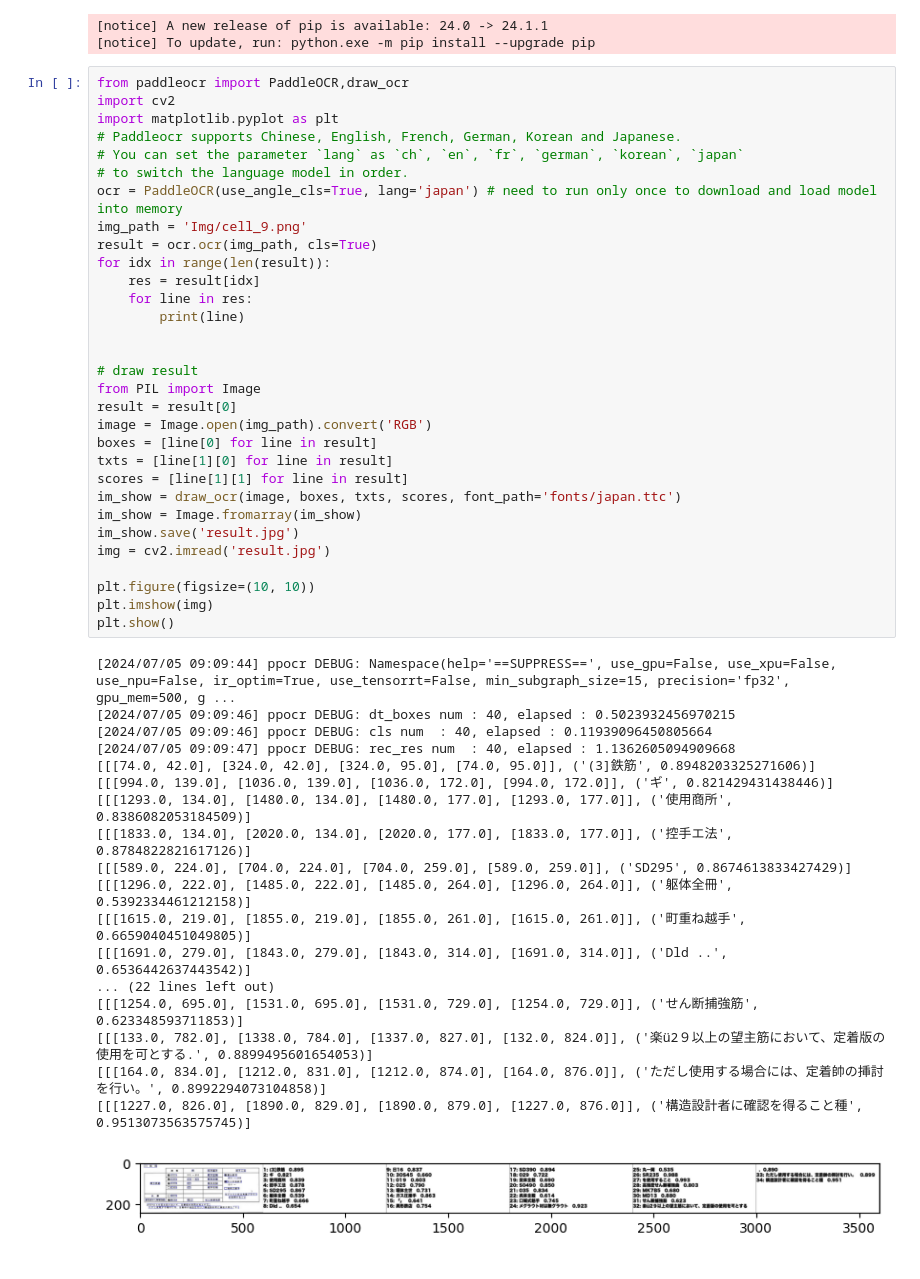
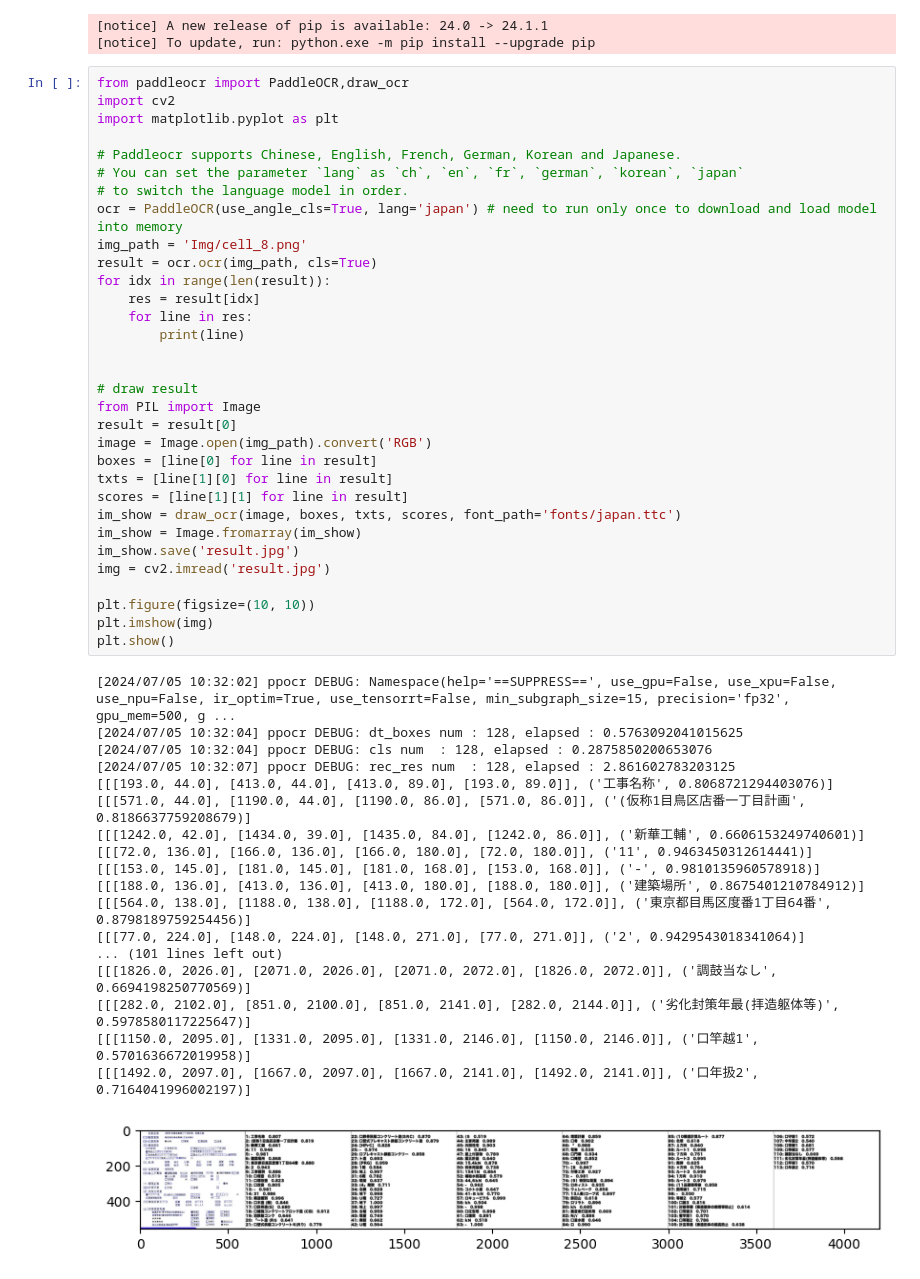
Before and after one commit to Dangptpt/TrainingArrow, a Jupyter notebook: Project/OCR.ipynb, the cells around one changed output. Drawn from its saved outputs; the diff is of its cells as text.

```diff
--- a/Project/OCR.ipynb
+++ b/Project/OCR.ipynb
@@ -10,49 +10,50 @@ Requirement already satisfied: numpy>=1.21.2 in d:\hust study\intern\training\.v
 from paddleocr import PaddleOCR,draw_ocr
 import cv2
 import matplotlib.pyplot as plt
+
 # Paddleocr supports Chinese, English, French, German, Korean and Japanese.
 # You can set the parameter `lang` as `ch`, `en`, `fr`, `german`, `korean`, `japan`
 # to switch the language model in order.
 ocr = PaddleOCR(use_angle_cls=True, lang='japan') # need to run only once to download and load model into memory
-img_path = 'Img/cell_9.png'
+img_path = 'Img/cell_8.png'
 result = ocr.ocr(img_path, cls=True)
 for idx in range(len(result)):
     res = result[idx]
     for line in res:
         print(line)
 
 
 # draw result
 from PIL import Image
 result = result[0]
 image = Image.open(img_path).convert('RGB')
 boxes = [line[0] for line in result]
 txts = [line[1][0] for line in result]
 scores = [line[1][1] for line in result]
 im_show = draw_ocr(image, boxes, txts, scores, font_path='fonts/japan.ttc')
 im_show = Image.fromarray(im_show)
 im_show.save('result.jpg')
 img = cv2.imread('result.jpg')
 
 plt.figure(figsize=(10, 10))
 plt.imshow(img)
 plt.show()
 # %% [output]
-[2024/07/05 09:09:44] ppocr DEBUG: Namespace(help='==SUPPRESS==', use_gpu=False, use_xpu=False, use_npu=False, ir_optim=True, use_tensorrt=False, min_subgraph_size=15, precision='fp32', gpu_mem=500, g ...
-[2024/07/05 09:09:46] ppocr DEBUG: dt_boxes num : 40, elapsed : 0.5023932456970215
-[2024/07/05 09:09:46] ppocr DEBUG: cls num  : 40, elapsed : 0.11939096450805664
-[2024/07/05 09:09:47] ppocr DEBUG: rec_res num  : 40, elapsed : 1.1362605094909668
-[[[74.0, 42.0], [324.0, 42.0], [324.0, 95.0], [74.0, 95.0]], ('(3]鉄筋', 0.8948203325271606)]
-[[[994.0, 139.0], [1036.0, 139.0], [1036.0, 172.0], [994.0, 172.0]], ('ギ', 0.821429431438446)]
-[[[1293.0, 134.0], [1480.0, 134.0], [1480.0, 177.0], [1293.0, 177.0]], ('使用商所', 0.8386082053184509)]
-[[[1833.0, 134.0], [2020.0, 134.0], [2020.0, 177.0], [1833.0, 177.0]], ('控手エ法', 0.8784822821617126)]
-[[[589.0, 224.0], [704.0, 224.0], [704.0, 259.0], [589.0, 259.0]], ('SD295', 0.8674613833427429)]
-[[[1296.0, 222.0], [1485.0, 222.0], [1485.0, 264.0], [1296.0, 264.0]], ('躯体全冊', 0.5392334461212158)]
-[[[1615.0, 219.0], [1855.0, 219.0], [1855.0, 261.0], [1615.0, 261.0]], ('町重ね越手', 0.6659040451049805)]
-[[[1691.0, 279.0], [1843.0, 279.0], [1843.0, 314.0], [1691.0, 314.0]], ('Dld ..', 0.6536442637443542)]
-... (22 lines left out)
-[[[1254.0, 695.0], [1531.0, 695.0], [1531.0, 729.0], [1254.0, 729.0]], ('せん断捕強筋', 0.623348593711853)]
-[[[133.0, 782.0], [1338.0, 784.0], [1337.0, 827.0], [132.0, 824.0]], ('楽ü2９以上の望主筋において、定着版の使用を可とする.', 0.8899495601654053)]
-[[[164.0, 834.0], [1212.0, 831.0], [1212.0, 874.0], [164.0, 876.0]], ('ただし使用する場合には、定着帥の挿討を行い。', 0.8992294073104858)]
-[[[1227.0, 826.0], [1890.0, 829.0], [1890.0, 879.0], [1227.0, 876.0]], ('構造設計者に確認を得ること種', 0.9513073563575745)]
+[2024/07/05 10:32:02] ppocr DEBUG: Namespace(help='==SUPPRESS==', use_gpu=False, use_xpu=False, use_npu=False, ir_optim=True, use_tensorrt=False, min_subgraph_size=15, precision='fp32', gpu_mem=500, g ...
+[2024/07/05 10:32:04] ppocr DEBUG: dt_boxes num : 128, elapsed : 0.5763092041015625
+[2024/07/05 10:32:04] ppocr DEBUG: cls num  : 128, elapsed : 0.2875850200653076
+[2024/07/05 10:32:07] ppocr DEBUG: rec_res num  : 128, elapsed : 2.861602783203125
+[[[193.0, 44.0], [413.0, 44.0], [413.0, 89.0], [193.0, 89.0]], ('工事名称', 0.8068721294403076)]
+[[[571.0, 44.0], [1190.0, 44.0], [1190.0, 86.0], [571.0, 86.0]], ('(仮称1目鳥区店番一丁目計画', 0.8186637759208679)]
+[[[1242.0, 42.0], [1434.0, 39.0], [1435.0, 84.0], [1242.0, 86.0]], ('新華工輔', 0.6606153249740601)]
+[[[72.0, 136.0], [166.0, 136.0], [166.0, 180.0], [72.0, 180.0]], ('11', 0.9463450312614441)]
+[[[153.0, 145.0], [181.0, 145.0], [181.0, 168.0], [153.0, 168.0]], ('-', 0.9810135960578918)]
+[[[188.0, 136.0], [413.0, 136.0], [413.0, 180.0], [188.0, 180.0]], ('建築場所', 0.8675401210784912)]
+[[[564.0, 138.0], [1188.0, 138.0], [1188.0, 172.0], [564.0, 172.0]], ('東京都目馬区度番1丁目64番', 0.8798189759254456)]
+[[[77.0, 224.0], [148.0, 224.0], [148.0, 271.0], [77.0, 271.0]], ('2', 0.9429543018341064)]
+... (101 lines left out)
+[[[1826.0, 2026.0], [2071.0, 2026.0], [2071.0, 2072.0], [1826.0, 2072.0]], ('調鼓当なし', 0.6694198250770569)]
+[[[282.0, 2102.0], [851.0, 2100.0], [851.0, 2141.0], [282.0, 2144.0]], ('劣化封策年最(拝造躯体等)', 0.5978580117225647)]
+[[[1150.0, 2095.0], [1331.0, 2095.0], [1331.0, 2146.0], [1150.0, 2146.0]], ('口竿越1', 0.5701636672019958)]
+[[[1492.0, 2097.0], [1667.0, 2097.0], [1667.0, 2141.0], [1492.0, 2141.0]], ('口年扱2', 0.7164041996002197)]
-[figure, old version]
+[figure, new version]
```
Also changed, not shown: 32 other files.
